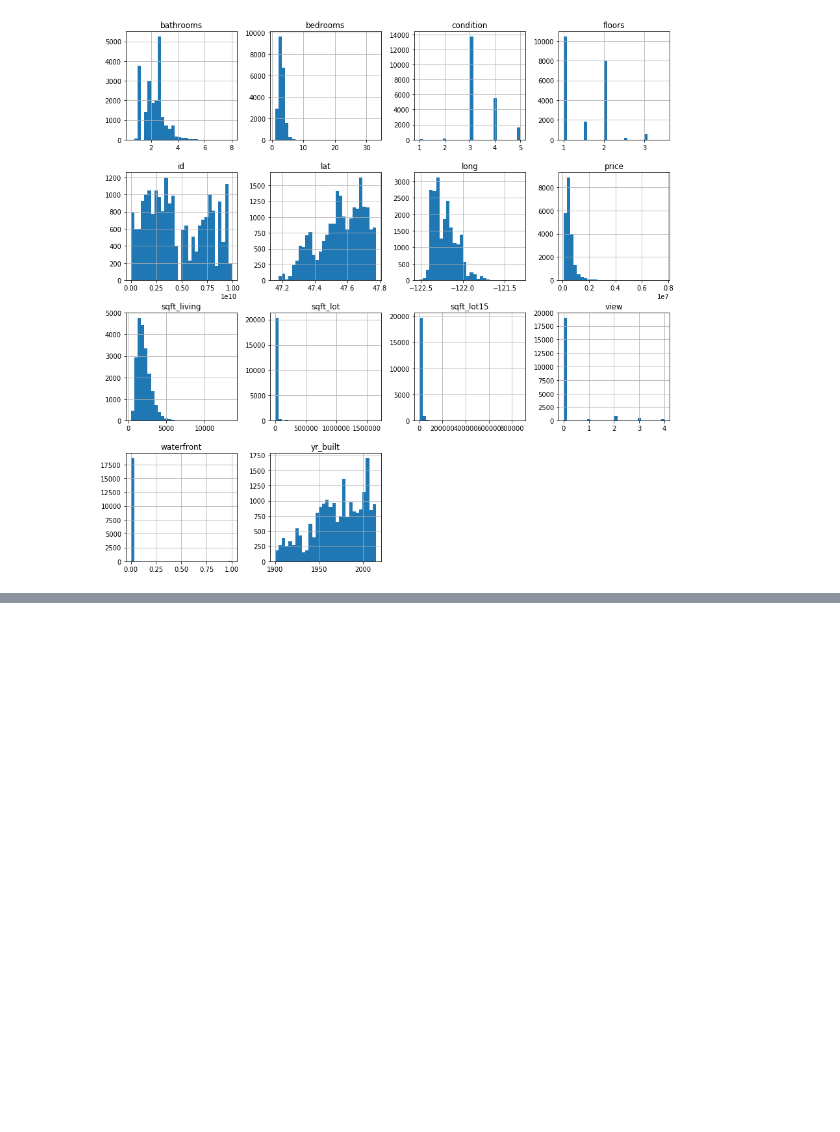
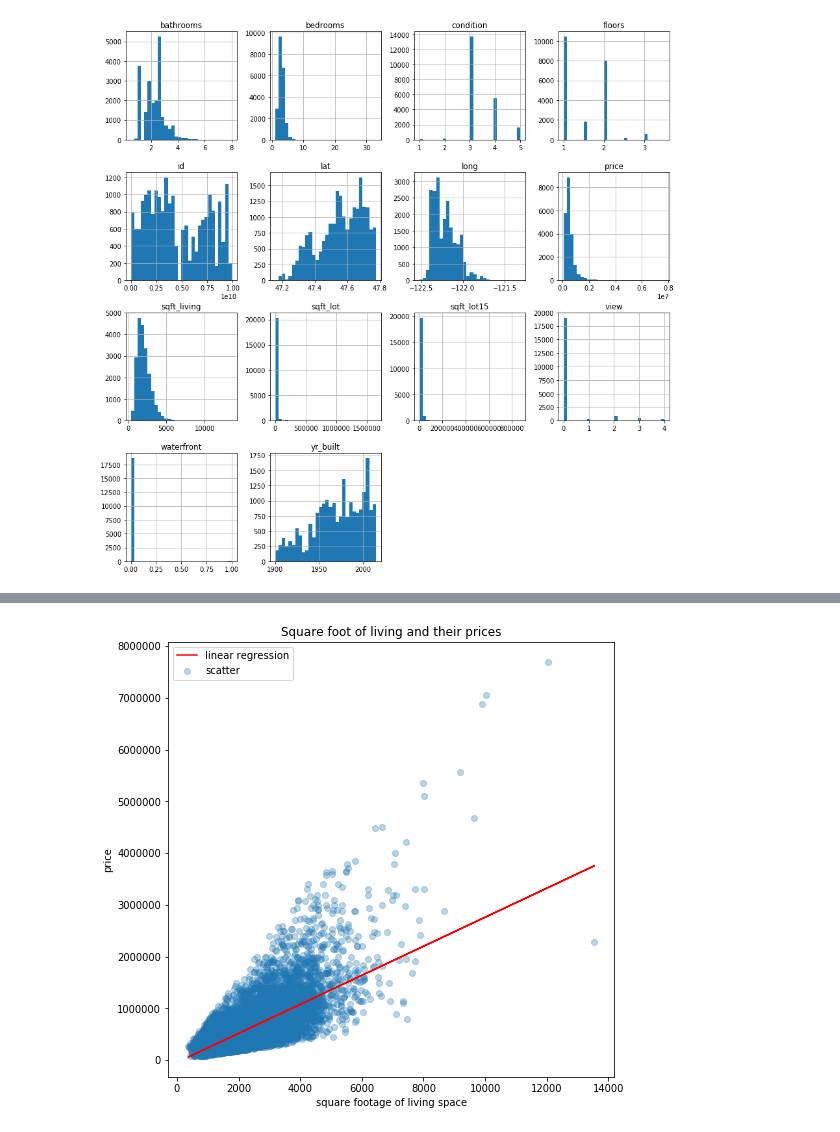
Before and after one commit to AlecMorgan/Housing-Price-Predictor, a Jupyter notebook: wip.ipynb, the cells around one changed output, grey strips where cells are left out. Saved outputs shown, nothing was run; the diff lists cells and outputs as text; code cells hidden in the pictures; blank space fills up the shorter version.

Commit message:
add simple model of cleaned data

```diff
--- a/wip.ipynb
+++ b/wip.ipynb
@@ -103,3 +103,7 @@ sns.heatmap(house_data.corr(), cmap=color_map)
 _ = house_data.hist(figsize=(15,15), bins=30)
 # %% [output]
 [figure]
+# %%
+# get a simple linear regression model for price and sqft_living
+x = np.array(house_data['sqft_living'])
+y = np.array(house_data['price'])
@@ -105,0 +136,16 @@ _ = house_data.hist(figsize=(15,15), bins=30)
+# %%
+linreg = LinearRegression()
+linreg.fit(x.reshape(-1,1), y.reshape(-1,1))
+
+y_hat = linreg.predict(x.reshape(-1,1))
+# %%
+plt.figure(figsize=(8,8))
+plt.scatter(x,y, label='scatter', alpha = 0.3)
+plt.plot(x, y_hat, color='red', label='linear regression')
+plt.title('Square foot of living and their prices')
+plt.legend()
+plt.xlabel('square footage of living space')
+plt.ylabel('price')
+plt.show()
+# %% [output]
+[figure, added]
```
Also changed, not shown: parts of 1 cell of this notebook.
